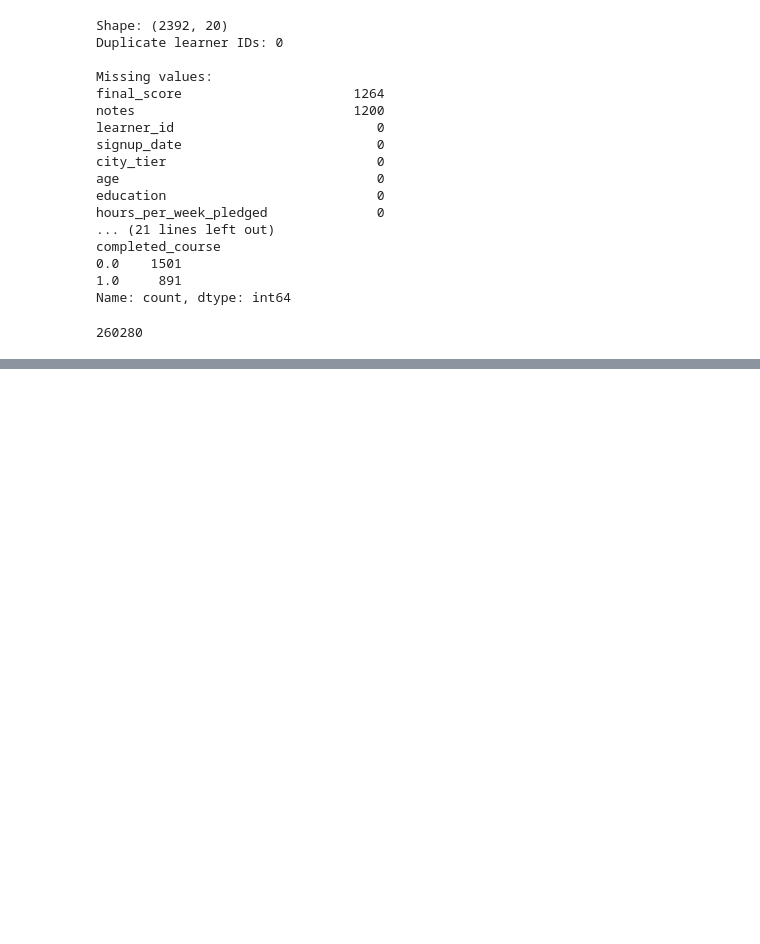
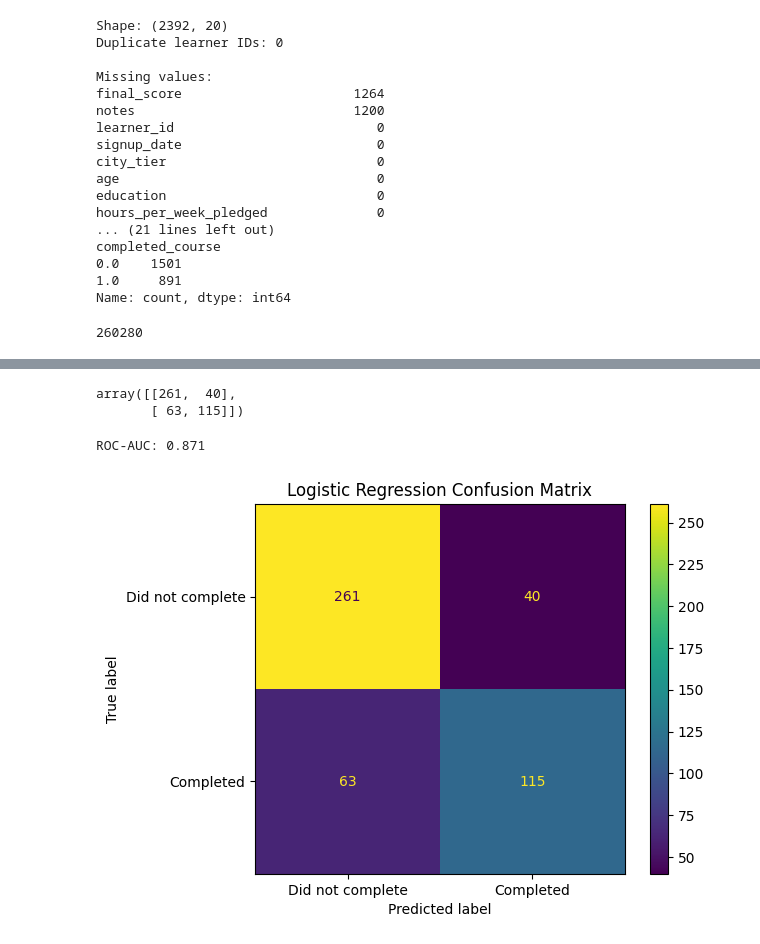
Before and after one commit to Prototype361/Course-completion-predictor, a Jupyter notebook: Notebooks/ML_Assignment.ipynb, the cells around one changed output, grey strips where cells are left out. Cells and saved outputs as stored; diff of their text form; code cells hidden in the pictures; blank space fills up the shorter version.

Commit message:
Build baseline and first logistic regression model

```diff
--- a/Notebooks/ML_Assignment.ipynb
+++ b/Notebooks/ML_Assignment.ipynb
@@ -2063,0 +2192,14 @@ files.download("/content/cohort_train_cleaned.csv")
+# %%
+model = LogisticRegression(
+    max_iter=1000,
+    random_state=42
+)
+# %%
+model_pipeline = Pipeline(
+    steps=[
+        ("preprocessor", preprocessor),
+        ("model", model)
+    ]
+)
+# %%
+model_pipeline.fit(X_train, y_train)
@@ -2063,0 +2224,2 @@ files.download("/content/cohort_train_cleaned.csv")
+# %%
+y_pred = model_pipeline.predict(X_test)
@@ -2063,0 +2258,33 @@ files.download("/content/cohort_train_cleaned.csv")
+# %%
+from sklearn.metrics import confusion_matrix
+
+cm = confusion_matrix(y_test, y_pred)
+
+cm
+# %% [output]
+array([[261,  40],
+       [ 63, 115]])
+# %%
+from sklearn.metrics import roc_auc_score
+
+y_prob = model_pipeline.predict_proba(X_test)[:, 1]
+
+roc_auc = roc_auc_score(y_test, y_prob)
+
+print(f"ROC-AUC: {roc_auc:.3f}")
+# %% [output]
+ROC-AUC: 0.871
+# %%
+import matplotlib.pyplot as plt
+from sklearn.metrics import ConfusionMatrixDisplay
+
+ConfusionMatrixDisplay.from_predictions(
+    y_test,
+    y_pred,
+    display_labels=["Did not complete", "Completed"]
+)
+
+plt.title("Logistic Regression Confusion Matrix")
+plt.show()
+# %% [output]
+[figure, added]
```
Also changed, not shown: parts of 20 cells of this notebook, 1 other file.
